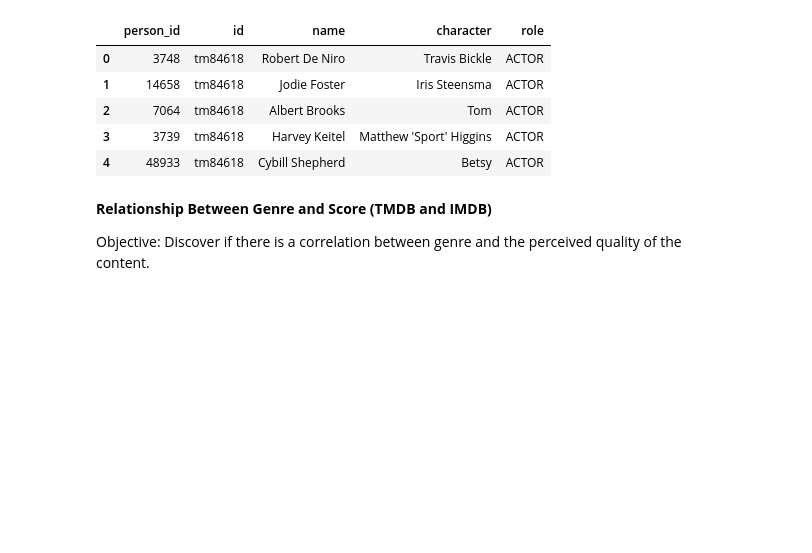
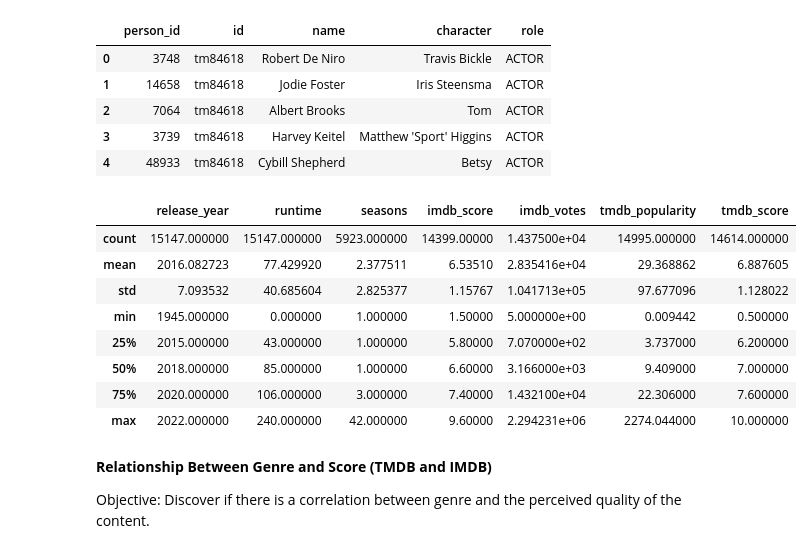
Before and after one commit to Limaniteroi/DataScience, a Jupyter notebook: Netflix Analysis - DataSet - Week 2/NTSM.ipynb, the cells around one changed output. Drawn from its saved outputs; the diff is of its cells as text; code cells hidden in the pictures; blank space fills up the shorter version.

Commit message:
Add the describe

```diff
--- a/Netflix Analysis - DataSet - Week 2/NTSM.ipynb
+++ b/Netflix Analysis - DataSet - Week 2/NTSM.ipynb
@@ -30,6 +30,19 @@ display(df_credits.head(5))
 | 2 | 7064 | tm84618 | Albert Brooks | Tom | ACTOR |
 | 3 | 3739 | tm84618 | Harvey Keitel | Matthew 'Sport' Higgins | ACTOR |
 | 4 | 48933 | tm84618 | Cybill Shepherd | Betsy | ACTOR |
+# %%
+# Show the basic statistics
+display(df_titles.describe())
+# %% [output]
+|  | release_year | runtime | seasons | imdb_score | imdb_votes | tmdb_popularity | tmdb_score |
+| count | 15147.000000 | 15147.000000 | 5923.000000 | 14399.00000 | 1.437500e+04 | 14995.000000 | 14614.000000 |
+| mean | 2016.082723 | 77.429920 | 2.377511 | 6.53510 | 2.835416e+04 | 29.368862 | 6.887605 |
+| std | 7.093532 | 40.685604 | 2.825377 | 1.15767 | 1.041713e+05 | 97.677096 | 1.128022 |
+| min | 1945.000000 | 0.000000 | 1.000000 | 1.50000 | 5.000000e+00 | 0.009442 | 0.500000 |
+| 25% | 2015.000000 | 43.000000 | 1.000000 | 5.80000 | 7.070000e+02 | 3.737000 | 6.200000 |
+| 50% | 2018.000000 | 85.000000 | 1.000000 | 6.60000 | 3.166000e+03 | 9.409000 | 7.000000 |
+| 75% | 2020.000000 | 106.000000 | 3.000000 | 7.40000 | 1.432100e+04 | 22.306000 | 7.600000 |
+| max | 2022.000000 | 240.000000 | 42.000000 | 9.60000 | 2.294231e+06 | 2274.044000 | 10.000000 |
 # %% [markdown]
 <b>Relationship Between Genre and Score (TMDB and IMDB)</b>
 
```
